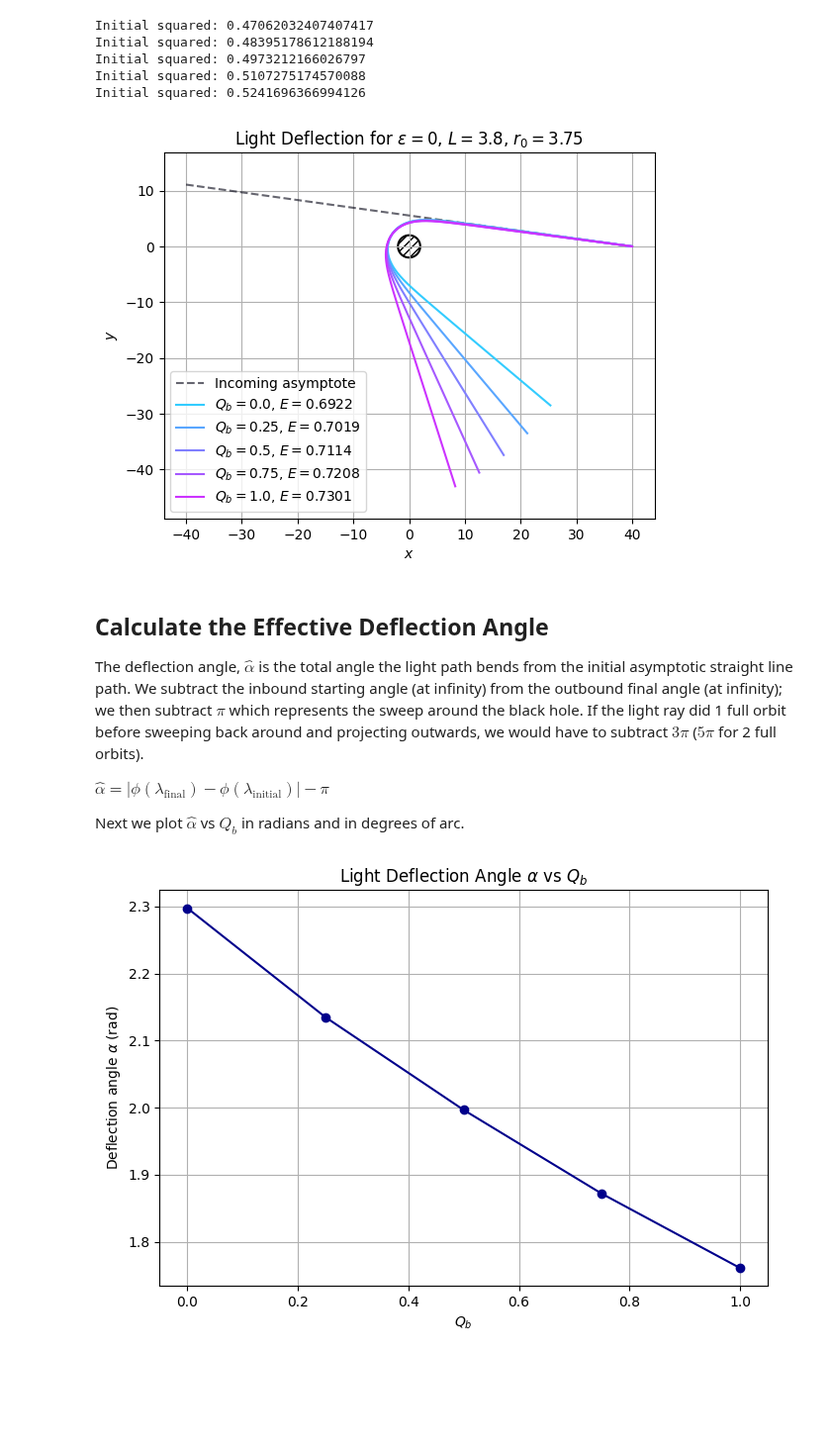
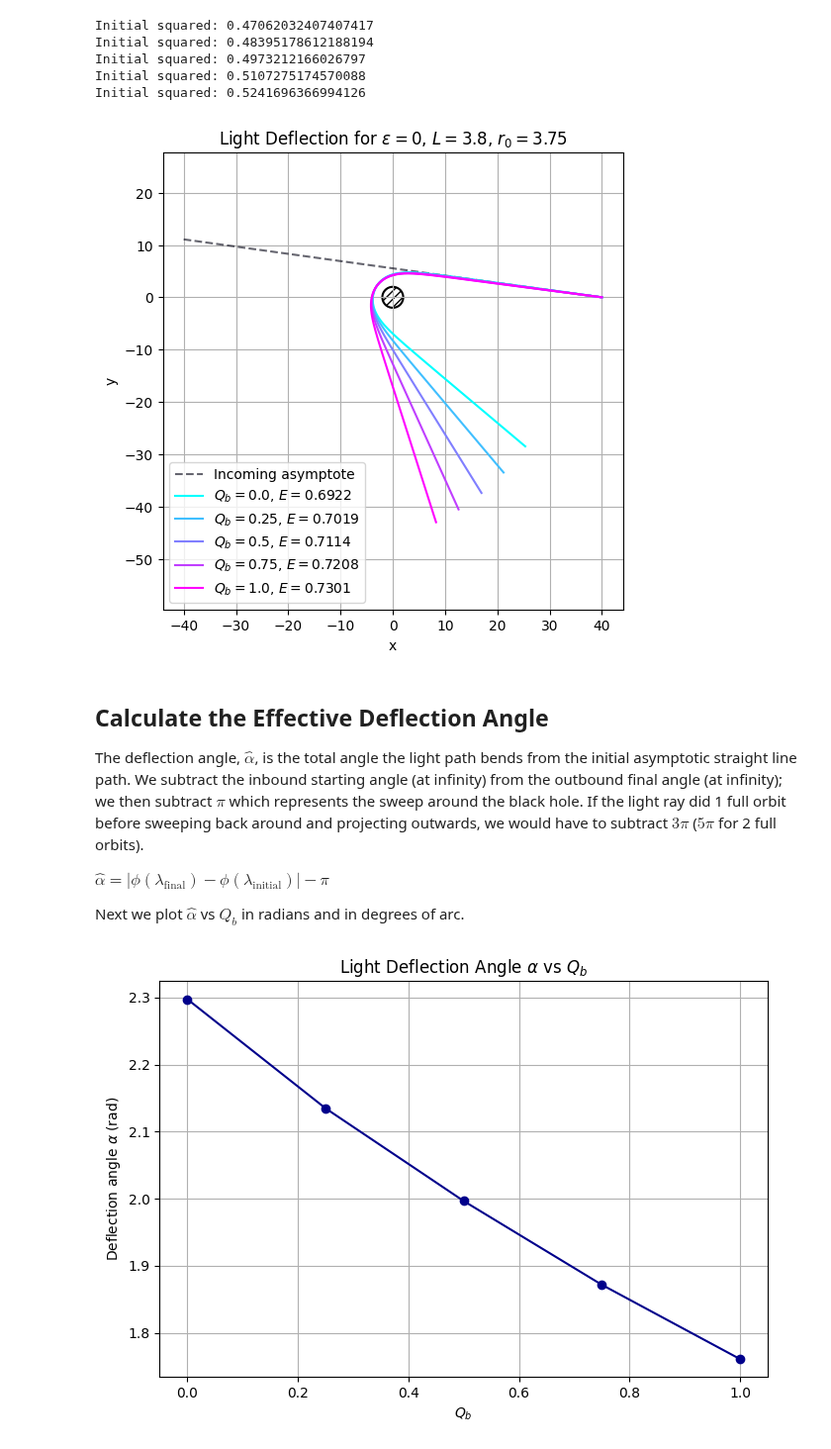
Before and after one commit to AdamSmithOrlik/quantum-black-holes, a Jupyter notebook: sue/light-deflection.ipynb, the cells around one changed output. Shown at 99% size. Drawn from its saved outputs; the diff is of its cells as text; code cells hidden in the pictures; blank space fills up the shorter version.

Commit message:
update light-deflection - Apr 14

```diff
--- a/sue/light-deflection.ipynb
+++ b/sue/light-deflection.ipynb
@@ -410,41 +405,48 @@ Initial squared: 0.5241696366994126
 # %%
 # Block 8 - plot light deflection
 # --- extract a segment at the trajectory start (eg. first 50 points)
 N_backtrace = 50
 x_in = x_vals_0[:N_backtrace]
 y_in = y_vals_0[:N_backtrace]
 
 # --- fit a line y = m*x + c to the incoming part
 m, c = np.polyfit(x_in, y_in, 1)
 
-# --- extend this line inwards
+# --- extend this line back beyond the bh
 x_start = x_vals_0[0]
-x_far = x_start - 80  # extend line backwards 80 units - or adjust
+x_far = x_start - 80  # extend line backwards 80 units
 x_back = np.linspace(x_far, x_start, 100)
 y_back = m * x_back + c
+#---------
+x_vals_list = [x_vals_0, x_vals_1, x_vals_2, x_vals_3, x_vals_4]
+y_vals_list = [y_vals_0, y_vals_1, y_vals_2, y_vals_3, y_vals_4]
+colors1 = plt.cm.cool(np.linspace(0, 1.0, len(Q_b_vals)))
+bh_radius = 2 * M1
 
-colors = cm.cool(np.linspace(0.2, 0.8, 5))
+plt.figure(figsize=(6, 6))
+bh = plt.Circle((0, 0), bh_radius, edgecolor='black', facecolor='none', hatch='////', linewidth=1.5)
+plt.gca().add_patch(bh)
 plt.plot(x_back, y_back, '--', color='#000011', alpha=0.6, label='Incoming asymptote')
-plt.plot(x_vals_0, y_vals_0, label=rf"$Q_b={Qb0}$, $E={E0:.4f}$", color=colors[0])
-plt.plot(x_vals_1, y_vals_1, label=rf"$Q_b={Qb1}$, $E={E1:.4f}$", color=colors[1])
-plt.plot(x_vals_2, y_vals_2, label=rf"$Q_b={Qb2}$, $E={E2:.4f}$", color=colors[2])
-plt.plot(x_vals_3, y_vals_3, label=rf"$Q_b={Qb3}$, $E={E3:.4f}$", color=colors[3])
-plt.plot(x_vals_4, y_vals_4, label=rf"$Q_b={Qb4}$, $E={E4:.4f}$", color=colors[4])
-circle1 = patches.Circle((0, 0), 2*M1, edgecolor='black', facecolor='none', hatch='////', linewidth=1.5)
-plt.gca().add_patch(circle1)
-plt.xlabel(r'$x$')
-plt.ylabel(r'$y$')
+
+# plot each light trajectory
+for x_vals, y_vals, color, Qb, E in zip(x_vals_list, y_vals_list, colors1, Qb_vals, E_vals):
+    label = rf"$Q_b={Qb}$, $E={E:.4f}$"
+    plt.plot(x_vals, y_vals, color=color, label=label)
+
+# Labels and style
 plt.title(rf"Light Deflection for $\varepsilon={eps}$, $L={L1}$, $r_0={r0}$")
+plt.xlabel("x")
+plt.ylabel("y")
+plt.axis("equal")
 plt.legend()
-plt.grid()
-plt.axis('equal')
+plt.grid(True)
 plt.show()
 # %% [output]
-[figure, old version]
+[figure, new version]
 # %% [markdown]
 ## Calculate the Effective Deflection Angle ##
 
-The deflection angle, $\hat{\alpha}$ is the total angle the light path bends from the initial asymptotic straight line path. We subtract the inbound starting angle (at infinity) from the outbound final angle (at infinity); we then subtract $\pi$ which represents the sweep around the black hole. If the light ray did 1 full orbit before sweeping back around and projecting outwards, we would have to subtract $3 \pi$ ($5 \pi$ for 2 full orbits).
+The deflection angle, $\hat{\alpha}$, is the total angle the light path bends from the initial asymptotic straight line path. We subtract the inbound starting angle (at infinity) from the outbound final angle (at infinity); we then subtract $\pi$ which represents the sweep around the black hole. If the light ray did 1 full orbit before sweeping back around and projecting outwards, we would have to subtract $3 \pi$ ($5 \pi$ for 2 full orbits).
 
 $\hat{\alpha} = \left| \phi \left(\lambda_{\text{final}}\right) - \phi \left(\lambda_{\text{initial}}\right) \right| - \pi$
 
```
Also changed, not shown: parts of 2 cells of this notebook.
